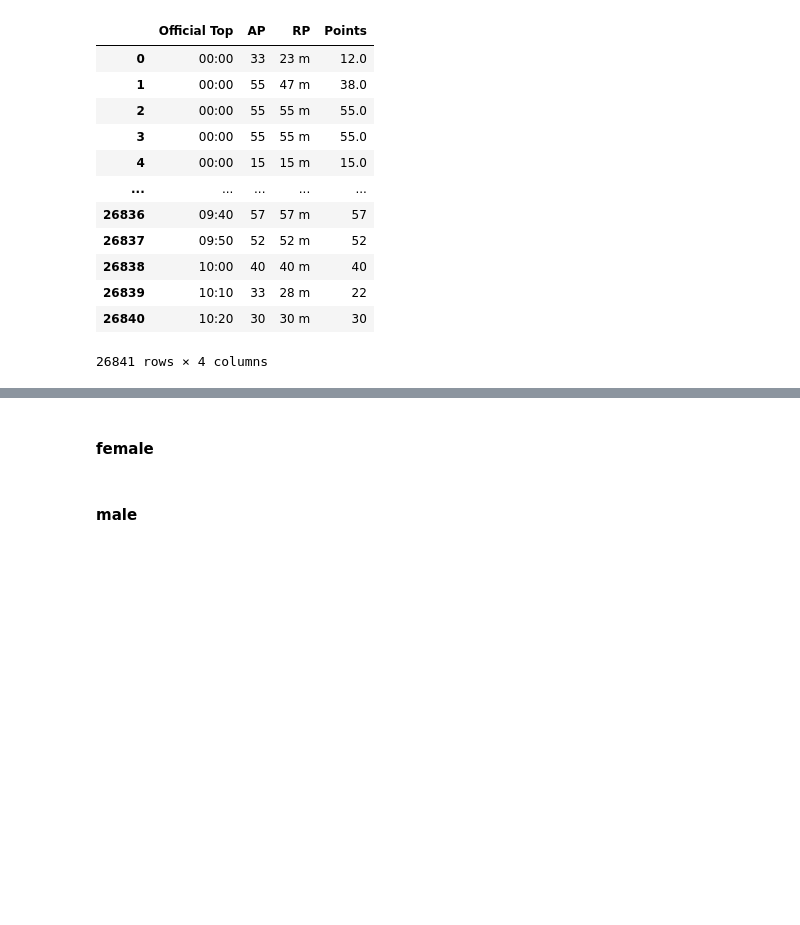
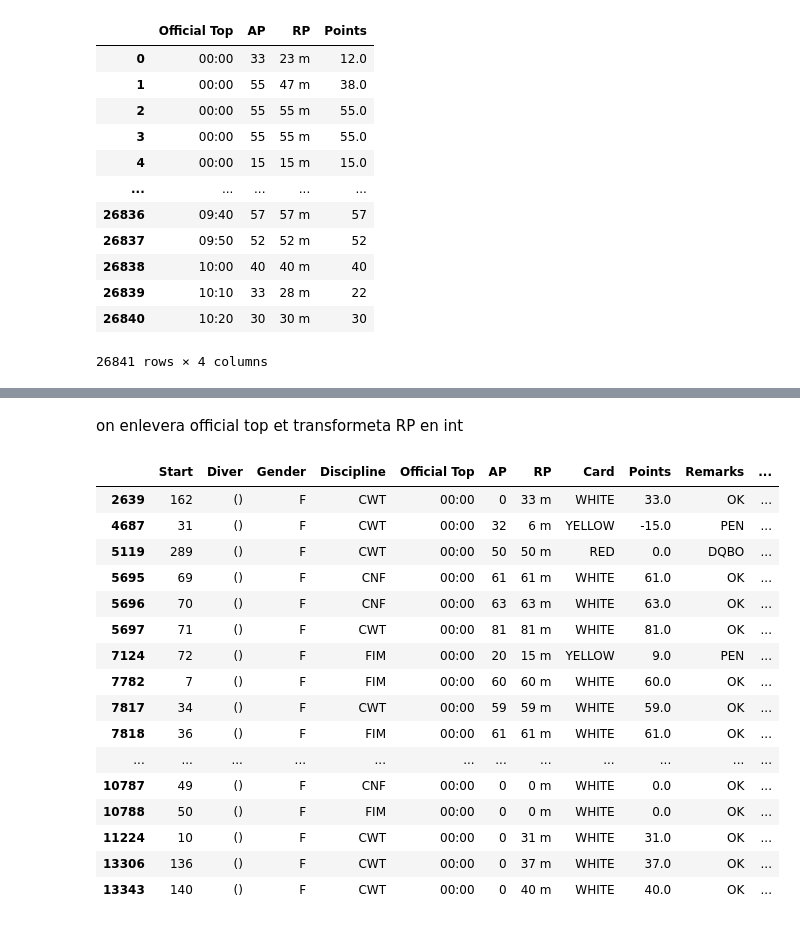
Before and after one commit to Todin13/Projet_semmestre_3_machine_learning, a Jupyter notebook: Analyse_dataset.ipynb, the cells around one changed output, grey strips where cells are left out. Cells and saved outputs as stored; diff of their text form; code cells hidden in the pictures; blank space fills up the shorter version.

```diff
--- a/Analyse_dataset.ipynb
+++ b/Analyse_dataset.ipynb
@@ -93,12 +95,3 @@ numeric_df
 | 26839 | 10:10 | 33 | 28 m | 22 |
 | 26840 | 10:20 | 30 | 30 m | 30 |
 26841 rows × 4 columns
-# %%
-# Extrait les 5 derniers caractères de la colonne
-dataset['Nom_des_Pays'] = dataset['Diver'].str[-4:-1]
-
-# suprimmer les 5 derniers caractères de la colonne
-dataset['Nom_des_Participant'] = dataset['Diver'].str[:-5]
-
-# Affiche le DataFrame mis à jour
-dataset
@@ -141,2 +97,0 @@ df_wos = dataset.drop('Gender', axis=1)
-# %% [markdown]
-#### female
@@ -145,2 +97,0 @@ df_f = dataset[dataset["Gender"] == 'F']
-# %% [markdown]
-#### male
@@ -148,0 +98,22 @@ df_m = dataset[dataset['Gender'] == "M"]
+# %% [markdown]
+on enlevera official top et transformeta RP en int
+# %%
+dataset[dataset['Diver'].str.len() < 5]
+# %% [output]
+|  | Start | Diver | Gender | Discipline | Official Top | AP | RP | Card | Points | Remarks | ... |
+| 2639 | 162 | () | F | CWT | 00:00 | 0 | 33 m | WHITE | 33.0 | OK | ... |
+| 4687 | 31 | () | F | CWT | 00:00 | 32 | 6 m | YELLOW | -15.0 | PEN | ... |
+| 5119 | 289 | () | F | CWT | 00:00 | 50 | 50 m | RED | 0.0 | DQBO | ... |
+| 5695 | 69 | () | F | CNF | 00:00 | 61 | 61 m | WHITE | 61.0 | OK | ... |
+| 5696 | 70 | () | F | CNF | 00:00 | 63 | 63 m | WHITE | 63.0 | OK | ... |
+| 5697 | 71 | () | F | CWT | 00:00 | 81 | 81 m | WHITE | 81.0 | OK | ... |
+| 7124 | 72 | () | F | FIM | 00:00 | 20 | 15 m | YELLOW | 9.0 | PEN | ... |
+| 7782 | 7 | () | F | FIM | 00:00 | 60 | 60 m | WHITE | 60.0 | OK | ... |
+| 7817 | 34 | () | F | CWT | 00:00 | 59 | 59 m | WHITE | 59.0 | OK | ... |
+| 7818 | 36 | () | F | FIM | 00:00 | 61 | 61 m | WHITE | 61.0 | OK | ... |
+| ... | ... | ... | ... | ... | ... | ... | ... | ... | ... | ... | ... |
+| 10787 | 49 | () | F | CNF | 00:00 | 0 | 0 m | WHITE | 0.0 | OK | ... |
+| 10788 | 50 | () | F | FIM | 00:00 | 0 | 0 m | WHITE | 0.0 | OK | ... |
+| 11224 | 10 | () | F | CWT | 00:00 | 0 | 31 m | WHITE | 31.0 | OK | ... |
+| 13306 | 136 | () | F | CWT | 00:00 | 0 | 37 m | WHITE | 37.0 | OK | ... |
+| 13343 | 140 | () | F | CWT | 00:00 | 0 | 40 m | WHITE | 40.0 | OK | ... |
```
Also changed, not shown: parts of 16 cells of this notebook.
